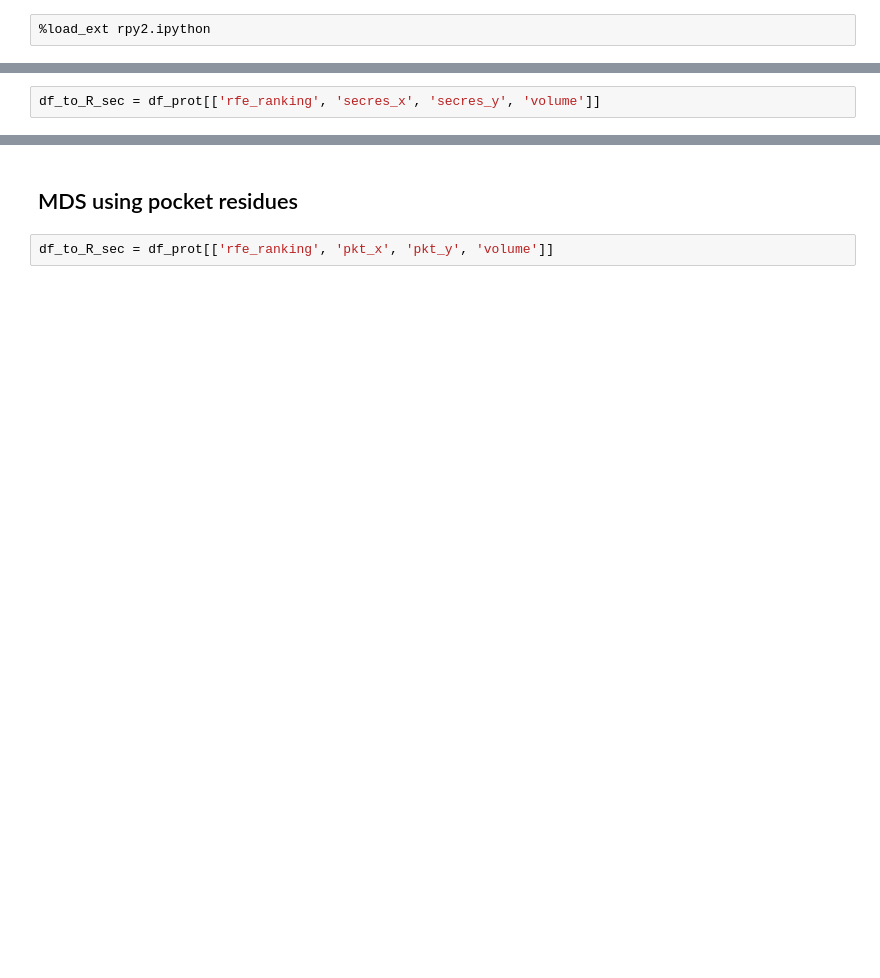
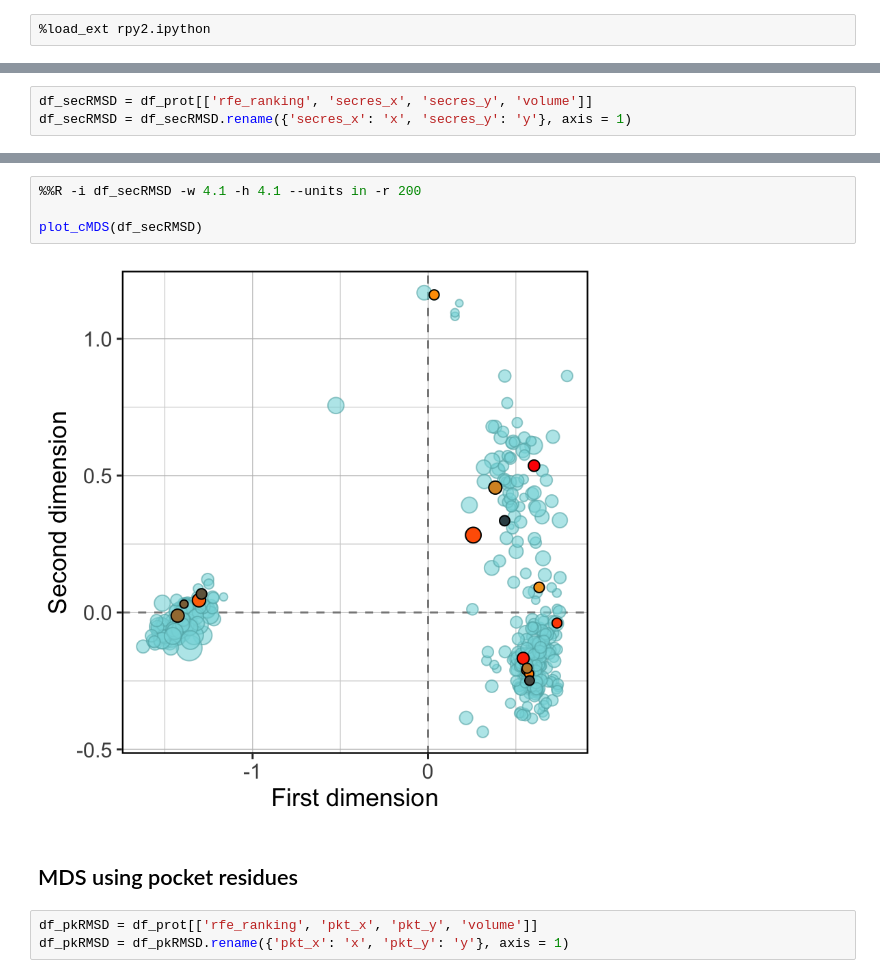
Before and after one commit to jRicciL/ML-ensemble-docking, a Jupyter notebook: cdk2/5_Machine_Learning/7_Best_Confs_MDS.ipynb, the cells around one changed output, grey strips where cells are left out. Saved outputs shown, nothing was run; the diff lists cells and outputs as text; blank space fills up the shorter version.

```diff
--- a/cdk2/5_Machine_Learning/7_Best_Confs_MDS.ipynb
+++ b/cdk2/5_Machine_Learning/7_Best_Confs_MDS.ipynb
@@ -217,2 +285,3 @@ plt.show()
 # %%
-df_to_R_sec = df_prot[['rfe_ranking', 'secres_x', 'secres_y', 'volume']]
+df_secRMSD = df_prot[['rfe_ranking', 'secres_x', 'secres_y', 'volume']]
+df_secRMSD = df_secRMSD.rename({'secres_x': 'x', 'secres_y': 'y'}, axis = 1)
@@ -272,4 +288,11 @@ p
+# %%
+%%R -i df_secRMSD -w 4.1 -h 4.1 --units in -r 200
+
+plot_cMDS(df_secRMSD)
+# %% [output]
+[figure, added]
 # %% [markdown]
 ## MDS using pocket residues
 # %%
-df_to_R_sec = df_prot[['rfe_ranking', 'pkt_x', 'pkt_y', 'volume']]
+df_pkRMSD = df_prot[['rfe_ranking', 'pkt_x', 'pkt_y', 'volume']]
+df_pkRMSD = df_pkRMSD.rename({'pkt_x': 'x', 'pkt_y': 'y'}, axis = 1)
```
Also changed, not shown: parts of 31 cells of this notebook.
